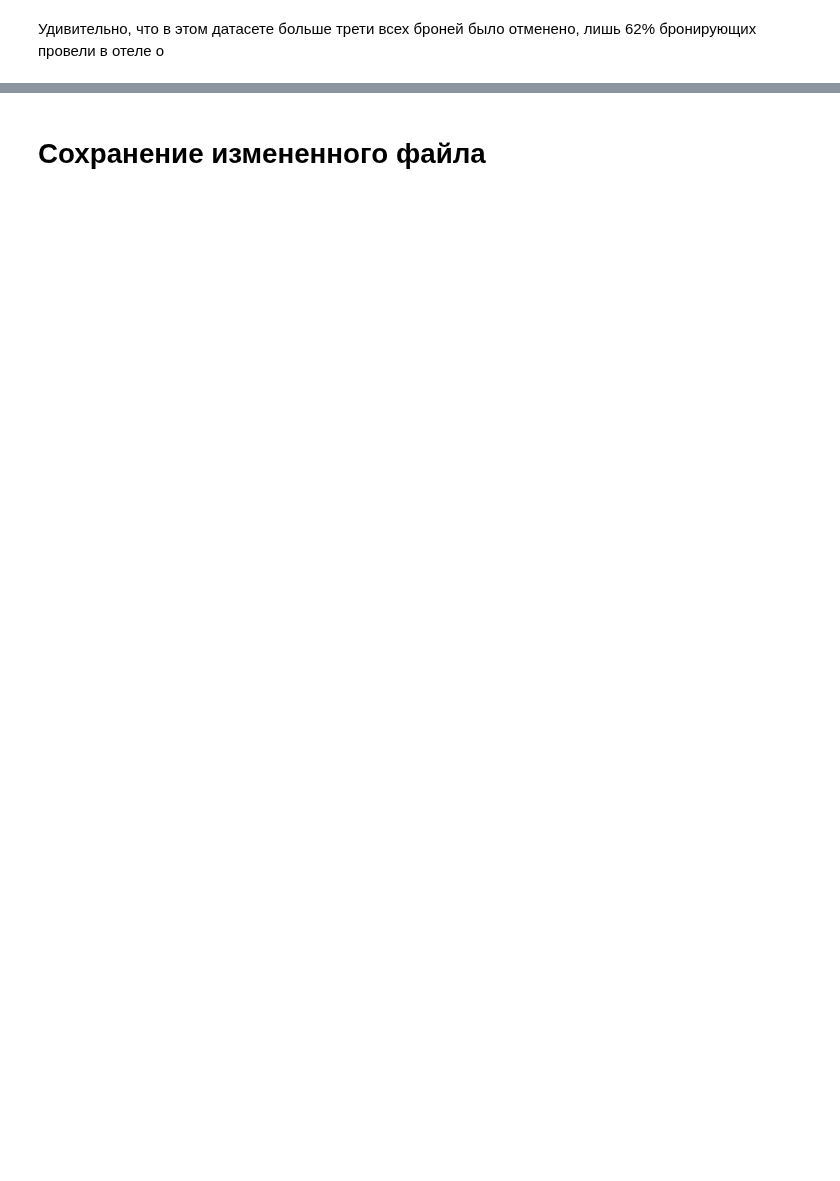
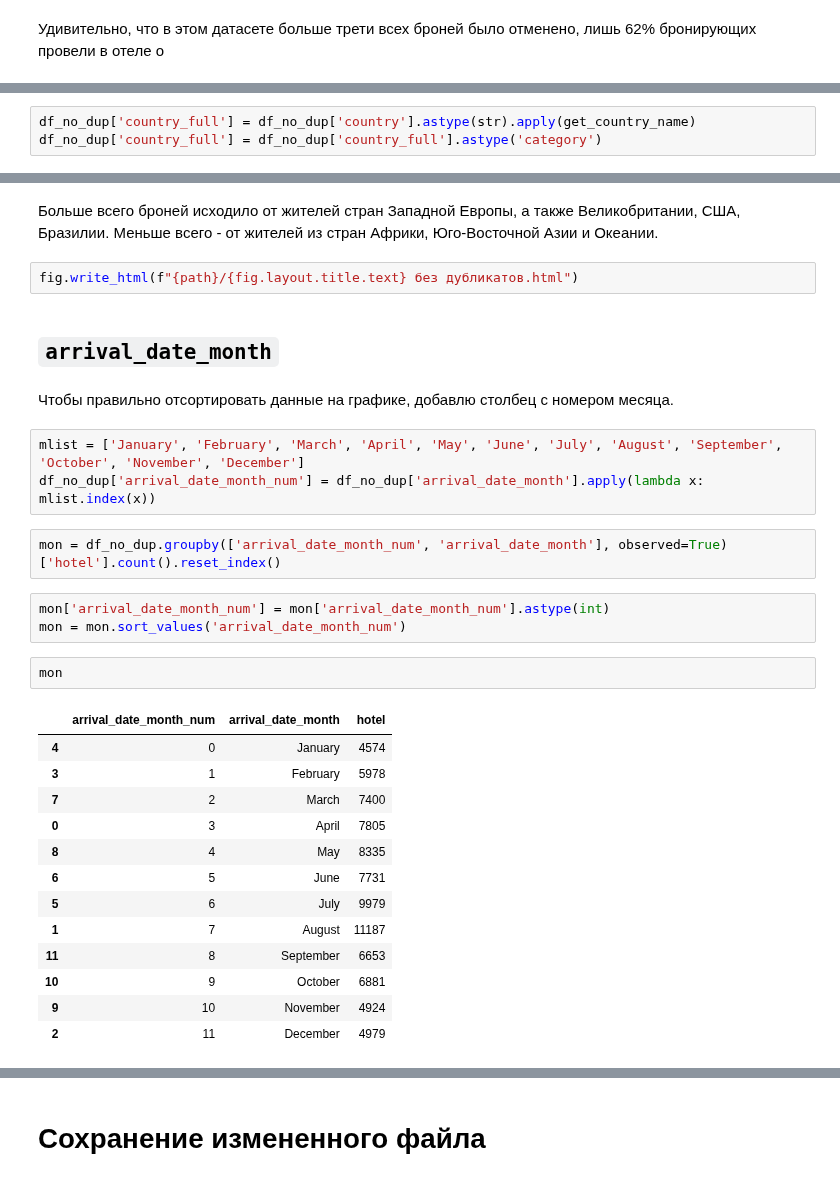
Before and after one commit to Vysokodelovoi/IAD_GP, a Jupyter notebook: eda_univariate_cat.ipynb, the cells around one changed output, grey strips where cells are left out. Drawn from its saved outputs; the diff is of its cells as text; blank space fills up the shorter version.

Commit message:
Добавлены графики без дубликатов, добавлено скачивание графиков в формате html

```diff
--- a/eda_univariate_cat.ipynb
+++ b/eda_univariate_cat.ipynb
@@ -708,0 +829,3 @@ fig.show()
+# %%
+df_no_dup['country_full'] = df_no_dup['country'].astype(str).apply(get_country_name)
+df_no_dup['country_full'] = df_no_dup['country_full'].astype('category')
@@ -708,0 +895,32 @@ fig.show()
+# %% [markdown]
+Больше всего броней исходило от жителей стран Западной Европы, а также Великобритании, США, Бразилии. Меньше всего - от жителей из стран Африки, Юго-Восточной Азии и Океании.
+# %%
+fig.write_html(f"{path}/{fig.layout.title.text} без дубликатов.html")
+# %% [markdown]
+## `arrival_date_month`
+# %% [markdown]
+Чтобы правильно отсортировать данные на графике, добавлю столбец с номером месяца.
+# %%
+mlist = ['January', 'February', 'March', 'April', 'May', 'June', 'July', 'August', 'September', 'October', 'November', 'December']
+df_no_dup['arrival_date_month_num'] = df_no_dup['arrival_date_month'].apply(lambda x: mlist.index(x))
+# %%
+mon = df_no_dup.groupby(['arrival_date_month_num', 'arrival_date_month'], observed=True)['hotel'].count().reset_index()
+# %%
+mon['arrival_date_month_num'] = mon['arrival_date_month_num'].astype(int)
+mon = mon.sort_values('arrival_date_month_num')
+# %%
+mon
+# %% [output]
+|  | arrival_date_month_num | arrival_date_month | hotel |
+| 4 | 0 | January | 4574 |
+| 3 | 1 | February | 5978 |
+| 7 | 2 | March | 7400 |
+| 0 | 3 | April | 7805 |
+| 8 | 4 | May | 8335 |
+| 6 | 5 | June | 7731 |
+| 5 | 6 | July | 9979 |
+| 1 | 7 | August | 11187 |
+| 11 | 8 | September | 6653 |
+| 10 | 9 | October | 6881 |
+| 9 | 10 | November | 4924 |
+| 2 | 11 | December | 4979 |
```
Also changed, not shown: parts of 105 cells of this notebook.
